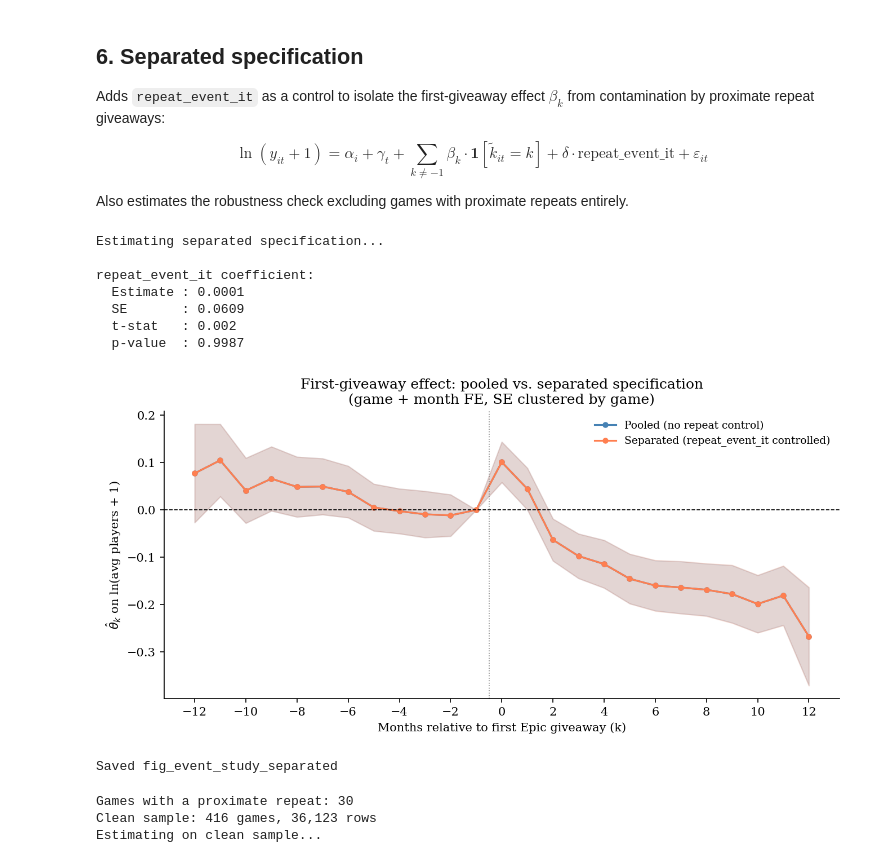
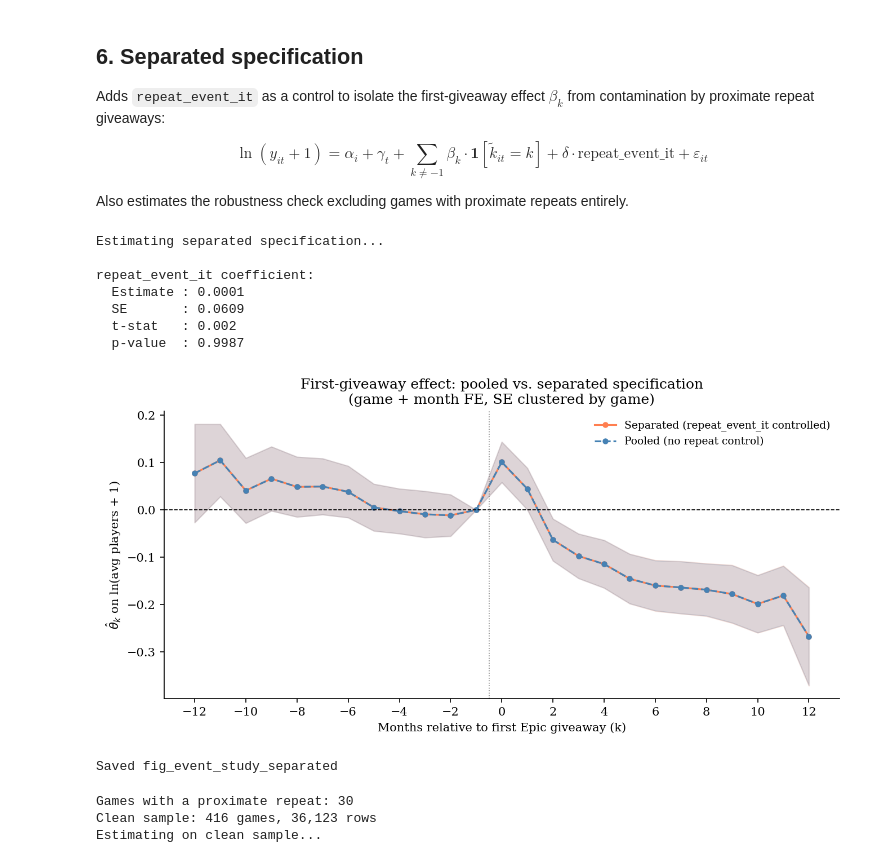
Before and after one commit to liunicholas/egs-steam-research-paper, a Jupyter notebook: scripts/empirical_tests.ipynb, the cells around one changed output. Drawn from its saved outputs; the diff is of its cells as text; code cells hidden in the pictures.

```diff
--- a/scripts/empirical_tests.ipynb
+++ b/scripts/empirical_tests.ipynb
@@ -451,17 +451,19 @@ Observations:  38641
  12 -0.267415 0.052539 -5.089878 5.301191e-07
 # %%
 def plot_event_study(results_list, labels, title, fname,
-                     colors=None, k_min=K_MIN, k_max=K_MAX,
+                     colors=None, linestyles=None, k_min=K_MIN, k_max=K_MAX,
                      ylabel=r'$\hat{\theta}_k$ on ln(avg players + 1)'):
     """Plot one or more event-study coefficient paths with 95% CI ribbons."""
     if colors is None:
         colors = ['steelblue', 'coral', 'seagreen', 'purple']
+    if linestyles is None:
+        linestyles = ['-'] * len(results_list)
     fig, ax = plt.subplots(figsize=(9, 4.5))
-    for res, label, color in zip(results_list, labels, colors):
+    for res, label, color, ls in zip(results_list, labels, colors, linestyles):
         r = res[(res['k'] >= k_min) & (res['k'] <= k_max)]
         ax.fill_between(r['k'], r['ci_lo'], r['ci_hi'], alpha=0.18, color=color)
         ax.plot(r['k'], r['coef'], marker='o', markersize=4,
-                linewidth=1.5, color=color, label=label)
+                linewidth=1.5, color=color, linestyle=ls, label=label)
     ax.axhline(0, color='black', linewidth=0.8, linestyle='--')
     ax.axvline(-0.5, color='gray', linewidth=0.8, linestyle=':')
     ax.set_xlabel('Months relative to first Epic giveaway (k)')
@@ -734,37 +736,38 @@ Also estimates the robustness check excluding games with proximate repeats entir
 print('Estimating separated specification...')
 fit_sep = pf.feols(
     'ln_avg ~ i(k_clip, ref=-1) + repeat_event_it | appid + t_ym',
     data=df,
     vcov={'CRV1': 'appid'},
 )
 es_sep = parse_event_study(fit_sep)
 
 # Repeat-event coefficient
 repeat_coef = fit_sep.tidy().loc['repeat_event_it'] if 'repeat_event_it' in fit_sep.tidy().index else None
 if repeat_coef is not None:
     print(f"\nrepeat_event_it coefficient:")
     print(f"  Estimate : {repeat_coef['Estimate']:.4f}")
     print(f"  SE       : {repeat_coef['Std. Error']:.4f}")
     print(f"  t-stat   : {repeat_coef['t value']:.3f}")
     print(f"  p-value  : {repeat_coef['Pr(>|t|)']:.4f}")
 
 plot_event_study(
-    [es_twfe, es_sep],
-    ['Pooled (no repeat control)', 'Separated (repeat_event_it controlled)'],
+    [es_sep, es_twfe],
+    ['Separated (repeat_event_it controlled)', 'Pooled (no repeat control)'],
     'First-giveaway effect: pooled vs. separated specification\n'
     '(game + month FE, SE clustered by game)',
     'fig_event_study_separated',
-    colors=['steelblue', 'coral'],
+    colors=['coral', 'steelblue'],
+    linestyles=['-', '--'],
 )
 # %% [output]
 Estimating separated specification...
 
 repeat_event_it coefficient:
   Estimate : 0.0001
   SE       : 0.0609
   t-stat   : 0.002
   p-value  : 0.9987
-[figure, old version]
+[figure, new version]
 Saved fig_event_study_separated
 # %%
 # Robustness: drop games that have any proximate repeat (≤12 months after first)
```
Also changed, not shown: parts of 1 cell of this notebook, 16 other files.
